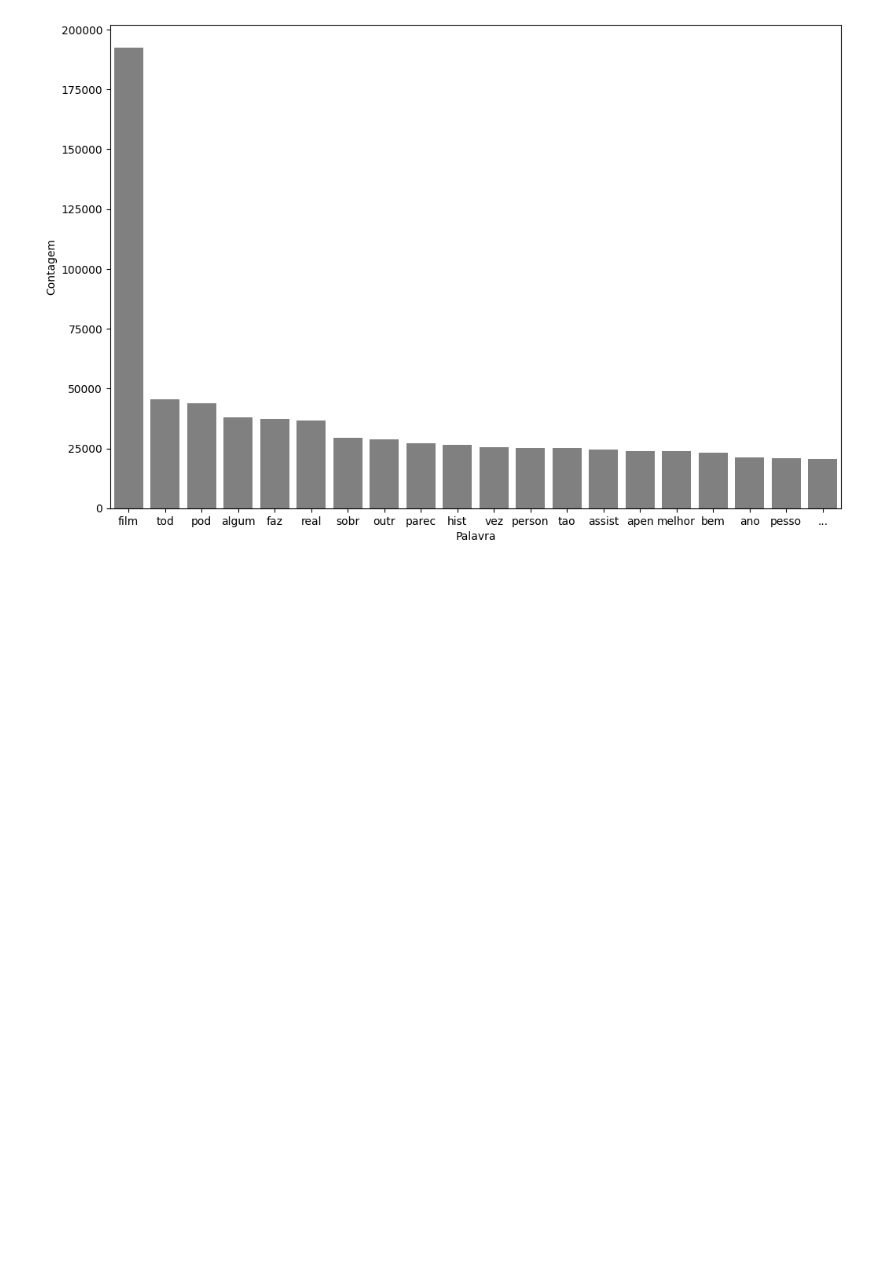
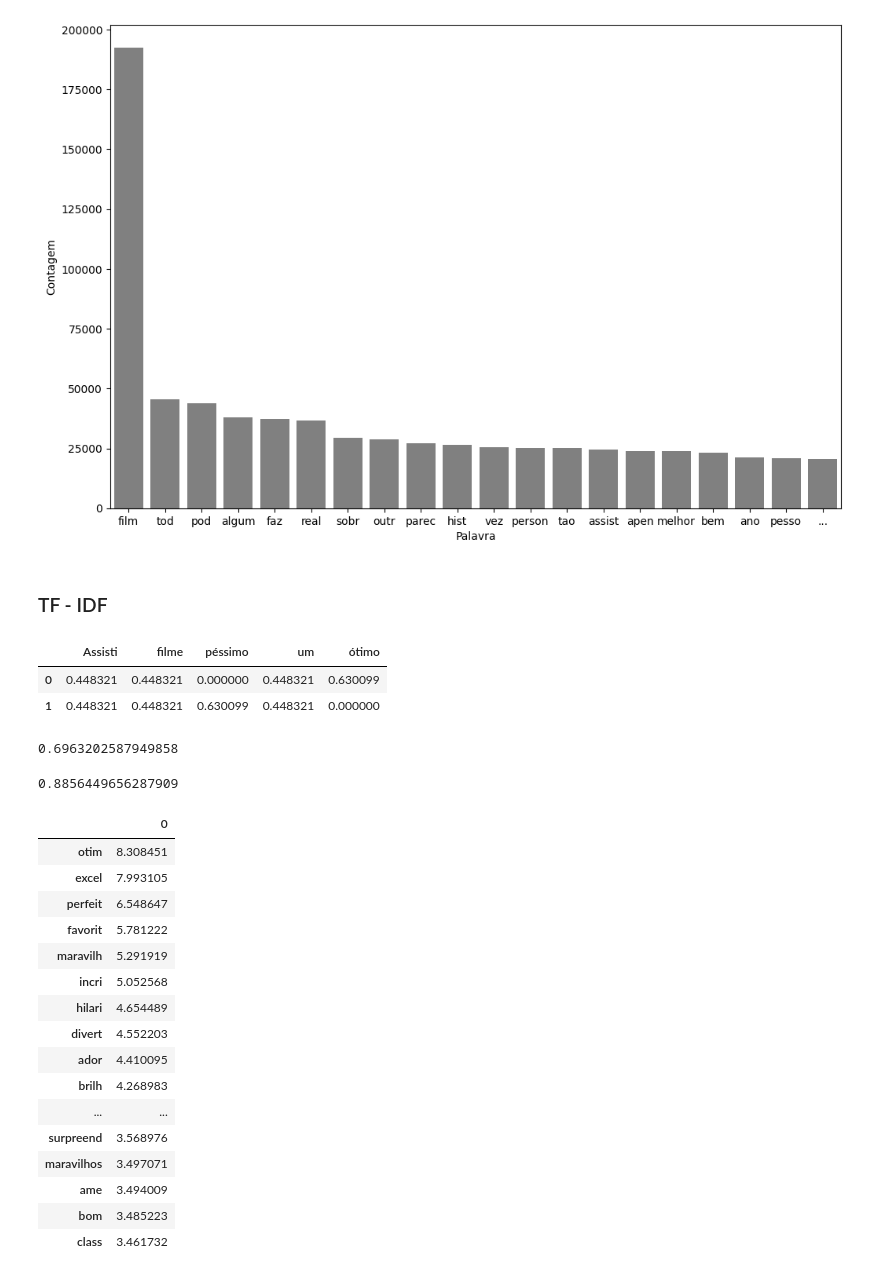
Before and after one commit to rodrigofer89/NLP, a Jupyter notebook: NLP_IMDB/IMDB.ipynb, the cells around one changed output. Saved outputs shown, nothing was run; the diff lists cells and outputs as text; code cells hidden in the pictures; blank space fills up the shorter version.

Commit message:
Usamos tecnicas como TF - IDF e Ngrams para melhorar o modelo de regressão logistica, por fim foram dados pesos para os termos positivos e negativos

```diff
--- a/NLP_IMDB/IMDB.ipynb
+++ b/NLP_IMDB/IMDB.ipynb
@@ -400,3 +408,74 @@ print(classificar_texto(df, 'tratamento_5', 'classificacao'))
 pareto(df, 'tratamento_5', 20)
 # %% [output]
 [figure]
+# %% [markdown]
+### TF - IDF
+# %%
+from sklearn.feature_extraction.text import TfidfVectorizer
+
+frase = ['Assisti um filme ótimo', 'Assisti um filme péssimo']
+
+tfidf = TfidfVectorizer(lowercase=False, max_features=50)
+
+caracteristicas = tfidf.fit_transform(frase)
+pd.DataFrame(
+    caracteristicas.todense(),
+    columns = tfidf.get_feature_names()
+)
+# %% [output]
+|  | Assisti | filme | péssimo | um | ótimo |
+| 0 | 0.448321 | 0.448321 | 0.000000 | 0.448321 | 0.630099 |
+| 1 | 0.448321 | 0.448321 | 0.630099 | 0.448321 | 0.000000 |
+# %%
+tfidf_tratados = tfidf.fit_transform(df['tratamento_5'])
+treino, teste, classe_treino, classe_teste = train_test_split(tfidf_tratados,
+                                                            df['classificacao'],
+                                                            random_state = 42)
+regressao_log = LogisticRegression()
+regressao_log.fit(treino, classe_treino)
+acc_tfidf_tratados = regressao_log.score(teste, classe_teste)
+print(acc_tfidf_tratados)
+# %% [output]
+0.6963202587949858
+# %%
+# Utilizando ngrams para criar bigramas
+from nltk import ngrams
+
+tfidf = TfidfVectorizer(lowercase = False, ngram_range = (1, 2)) # queremos palavras sozinha e pares de palavras
+
+vetor_tfidf = tfidf.fit_transform(df['tratamento_5'])
+treino, teste, classe_treino, classe_teste = train_test_split(vetor_tfidf,
+                                                              df['classificacao'],
+                                                              random_state = 42)
+
+regressao_log.fit(treino, classe_treino)
+ac_tfidf_ngrams = regressao_log.score(teste, classe_teste)
+print(ac_tfidf_ngrams)
+# %% [output]
+0.8856449656287909
+# %%
+# Criando um dataset com as palavras positivas que tem maior peso, o T para fazer a transposição dos termos
+pesos = pd.DataFrame(
+    regressao_log.coef_[0].T,
+    index = tfidf.get_feature_names()
+)
+
+pesos.nlargest(20, 0)# com nlargest pegando as 20 palavras com maior peso, chamando da nossa coluna 0
+# %% [output]
+|  | 0 |
+| otim | 8.308451 |
+| excel | 7.993105 |
+| perfeit | 6.548647 |
+| favorit | 5.781222 |
+| maravilh | 5.291919 |
+| incri | 5.052568 |
+| hilari | 4.654489 |
+| divert | 4.552203 |
+| ador | 4.410095 |
+| brilh | 4.268983 |
+| ... | ... |
+| surpreend | 3.568976 |
+| maravilhos | 3.497071 |
+| ame | 3.494009 |
+| bom | 3.485223 |
+| class | 3.461732 |
```
Also changed, not shown: parts of 4 cells of this notebook.
